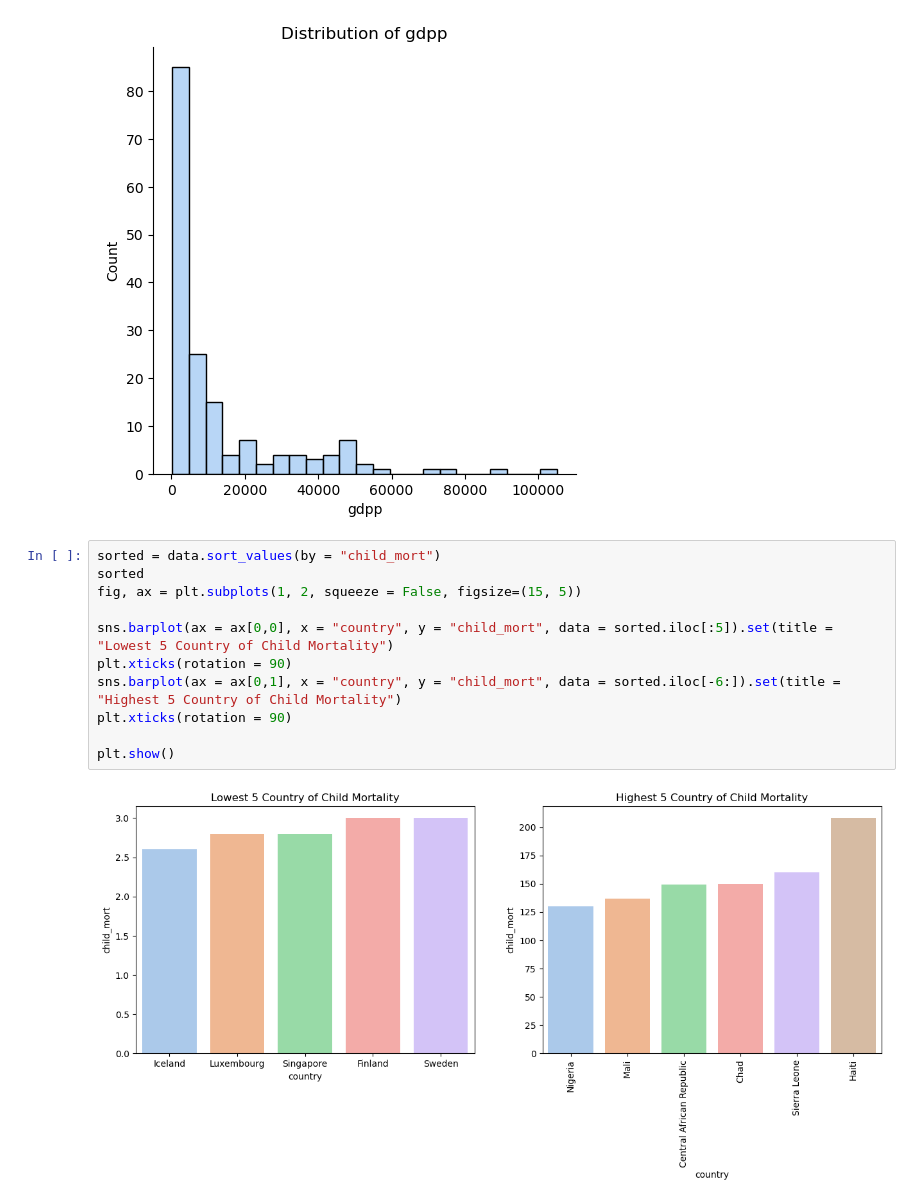
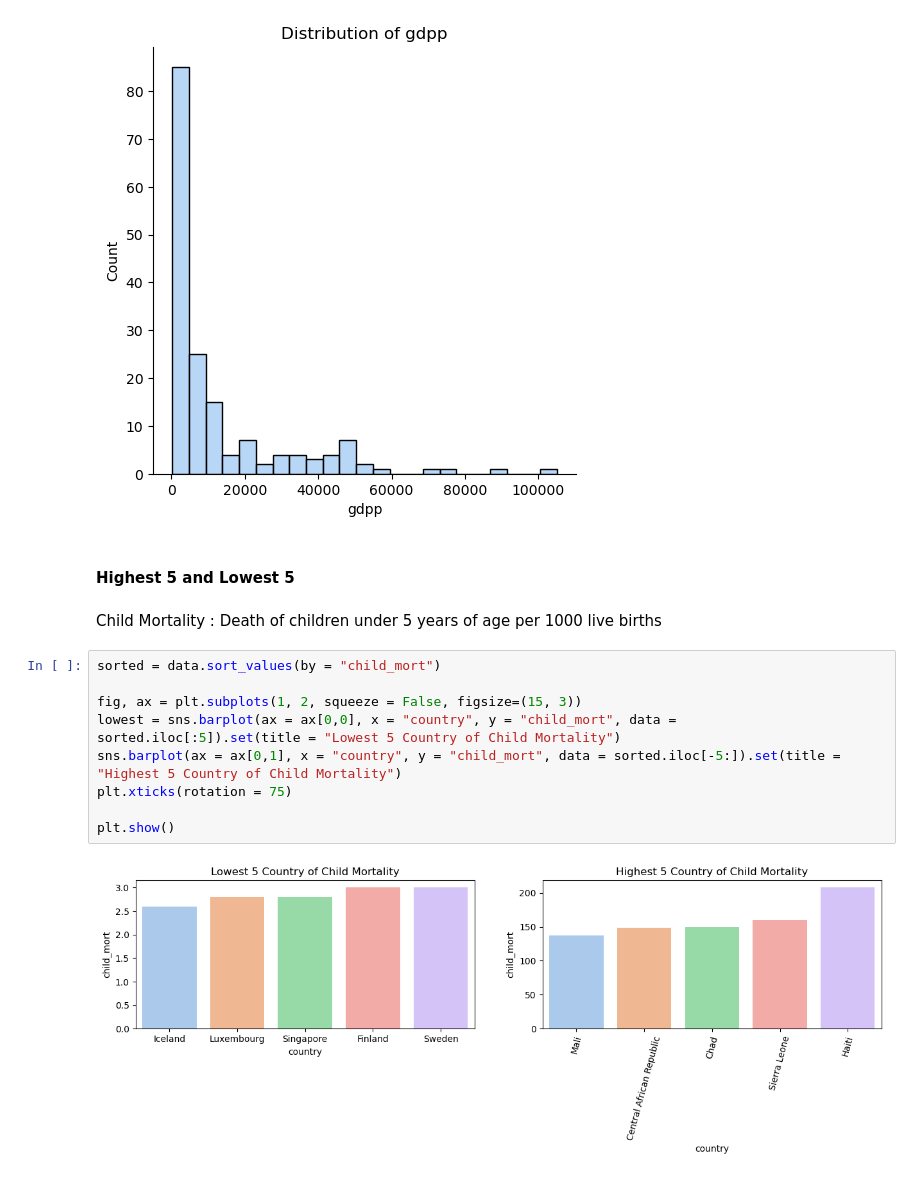
Before and after one commit to usuajiayako/DataScienceWeek8, a Jupyter notebook: unsupervised_mini_project/country.ipynb, the cells around one changed output. Saved outputs shown, nothing was run; the diff lists cells and outputs as text.

Commit message:
finish visualisation of lowest and highest

```diff
--- a/unsupervised_mini_project/country.ipynb
+++ b/unsupervised_mini_project/country.ipynb
@@ -93,16 +95,18 @@ plt.show()
 [figure]
 [figure]
 [figure]
+# %% [markdown]
+#### Highest 5 and Lowest 5
+# %% [markdown]
+Child Mortality : Death of children under 5 years of age per 1000 live births
 # %%
 sorted = data.sort_values(by = "child_mort")
-sorted
-fig, ax = plt.subplots(1, 2, squeeze = False, figsize=(15, 5))
 
-sns.barplot(ax = ax[0,0], x = "country", y = "child_mort", data = sorted.iloc[:5]).set(title = "Lowest 5 Country of Child Mortality")
-plt.xticks(rotation = 90)
-sns.barplot(ax = ax[0,1], x = "country", y = "child_mort", data = sorted.iloc[-6:]).set(title = "Highest 5 Country of Child Mortality")
-plt.xticks(rotation = 90)
+fig, ax = plt.subplots(1, 2, squeeze = False, figsize=(15, 3))
+lowest = sns.barplot(ax = ax[0,0], x = "country", y = "child_mort", data = sorted.iloc[:5]).set(title = "Lowest 5 Country of Child Mortality")
+sns.barplot(ax = ax[0,1], x = "country", y = "child_mort", data = sorted.iloc[-5:]).set(title = "Highest 5 Country of Child Mortality")
+plt.xticks(rotation = 75)
 
 plt.show()
 # %% [output]
-[figure, old version]
+[figure, new version]
```
Also changed, not shown: parts of 17 cells of this notebook.
